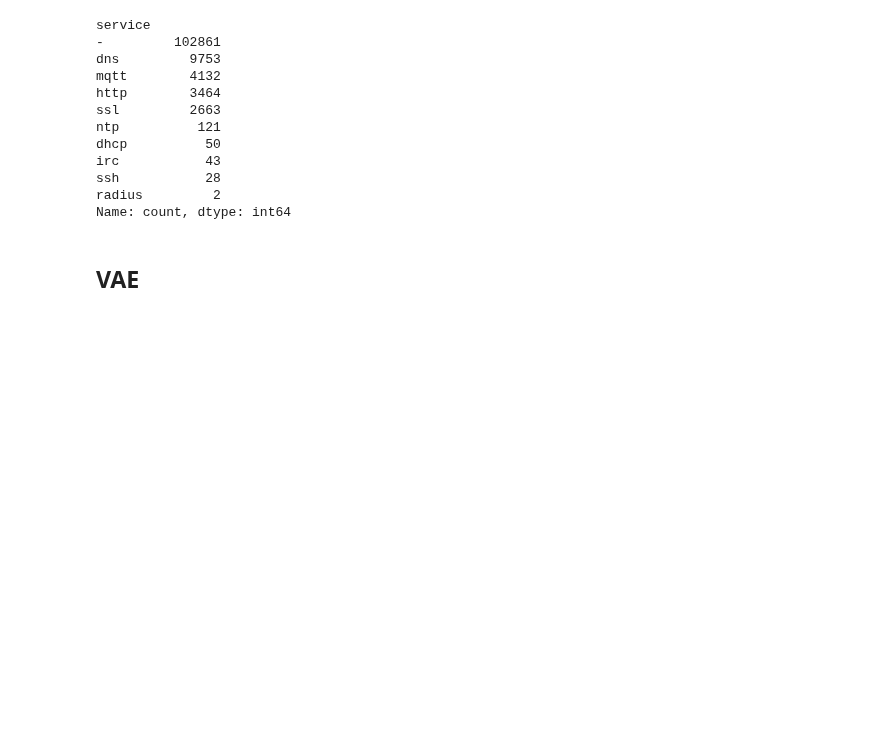
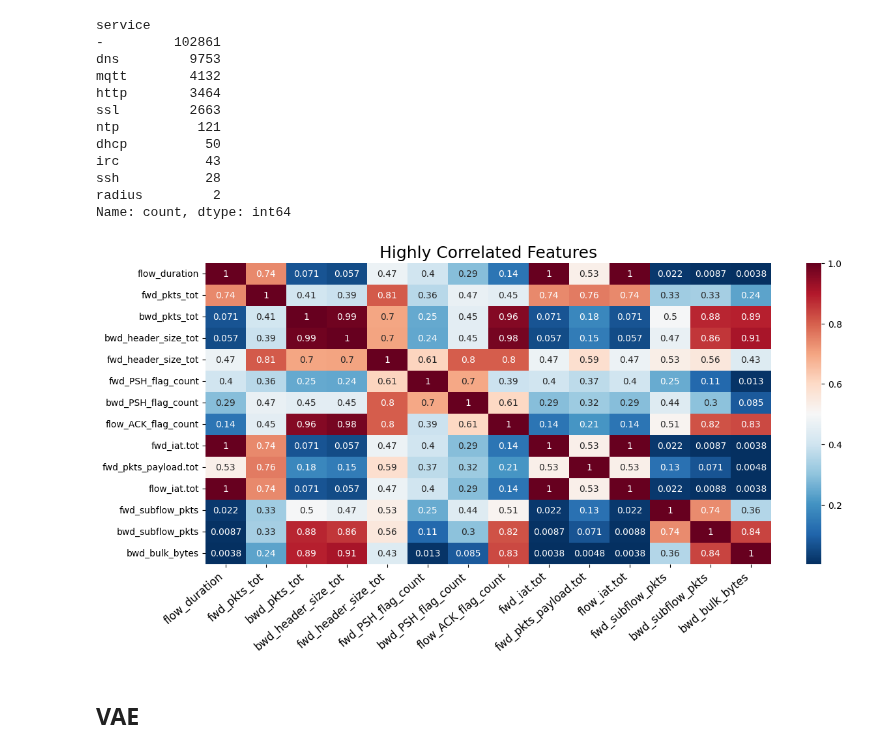
Before and after one commit to connormcmanigal/IoT-IDS-VAE-Classification, a Jupyter notebook: report.ipynb, the cells around one changed output. Cells and saved outputs as stored; diff of their text form; code cells hidden in the pictures; blank space fills up the shorter version.

Commit message:
added heatmap with some strongly corrrelated vars

```diff
--- a/report.ipynb
+++ b/report.ipynb
@@ -87,3 +87,16 @@ irc           43
 ssh           28
 radius         2
 Name: count, dtype: int64
+# %%
+X_filter = X[['flow_duration', 'fwd_pkts_tot', 'bwd_pkts_tot', 'bwd_header_size_tot', 'fwd_header_size_tot', 'fwd_PSH_flag_count',
+                'bwd_PSH_flag_count', 'flow_ACK_flag_count', 'fwd_iat.tot', 'fwd_pkts_payload.tot', 'flow_iat.tot', 'fwd_subflow_pkts',
+                'bwd_subflow_pkts', 'bwd_bulk_bytes']]
+X_corr = X_filter.corr()
+
+plt.figure(figsize=(14,6))
+sns.heatmap(X_corr, annot = True, cmap = 'RdBu_r')
+plt.title("Highly Correlated Features", fontsize = 18)
+plt.xticks(rotation = 40, ha = 'right', fontsize = 12)
+plt.show()
+# %% [output]
+[figure, added]
```
Also changed, not shown: parts of 2 cells of this notebook.
